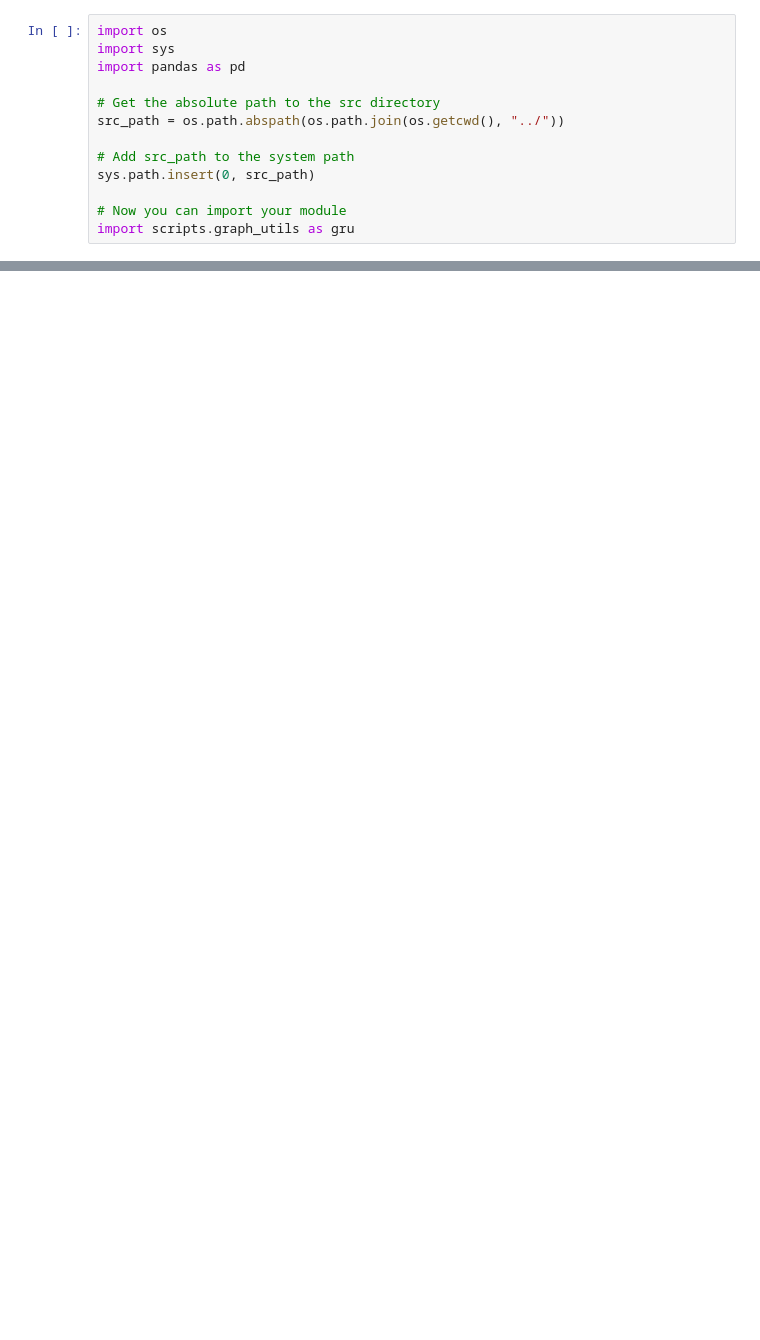
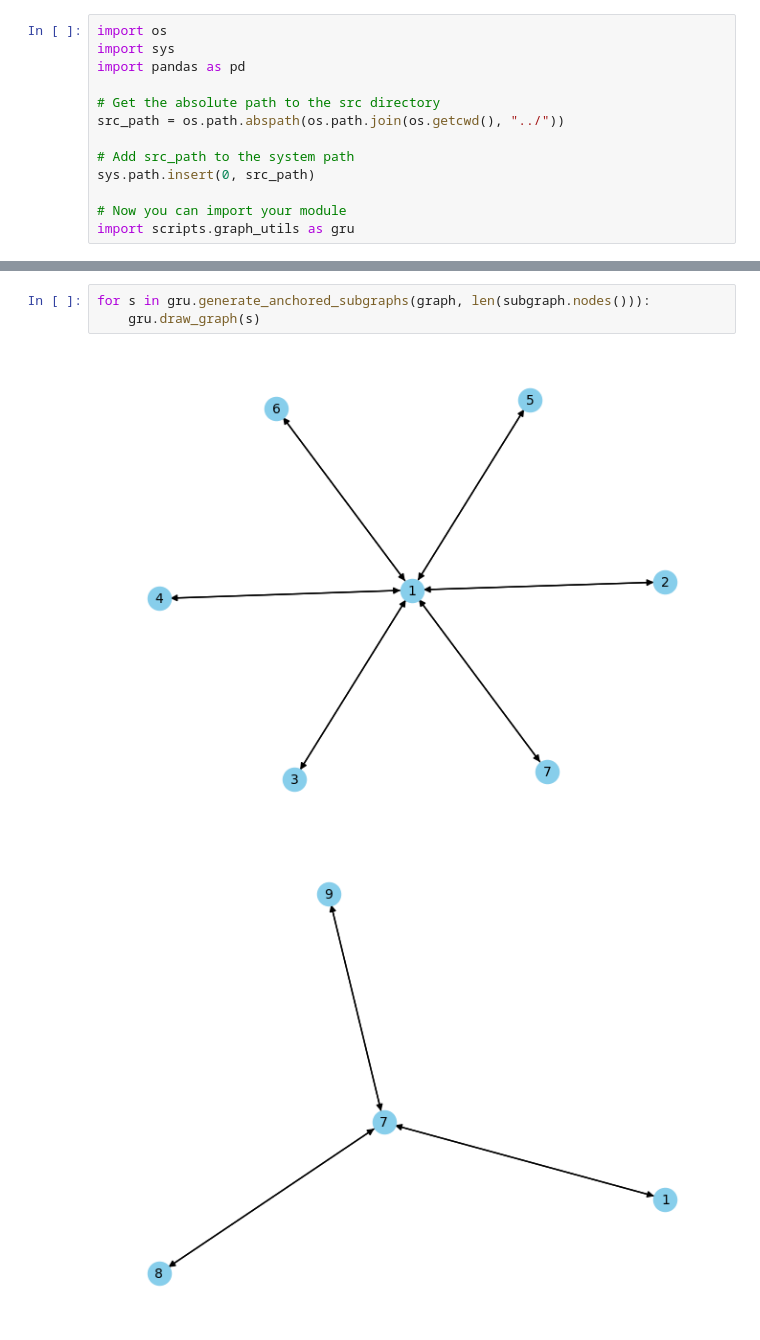
Before and after one commit to viniciusmioto/social_networks_analysis, a Jupyter notebook: src/old/test.ipynb, the cells around one changed output, grey strips where cells are left out. Cells and saved outputs as stored; diff of their text form; blank space fills up the shorter version.

```diff
--- a/src/old/test.ipynb
+++ b/src/old/test.ipynb
@@ -26,0 +30,6 @@ for i, subgraph in enumerate(gru.generate_subgraphs(graph, 4)):
+# %%
+for s in gru.generate_anchored_subgraphs(graph, len(subgraph.nodes())):
+    gru.draw_graph(s)
+# %% [output]
+[figure, added]
+[figure, added]
```
Also changed, not shown: parts of 5 cells of this notebook, 4 other files.
